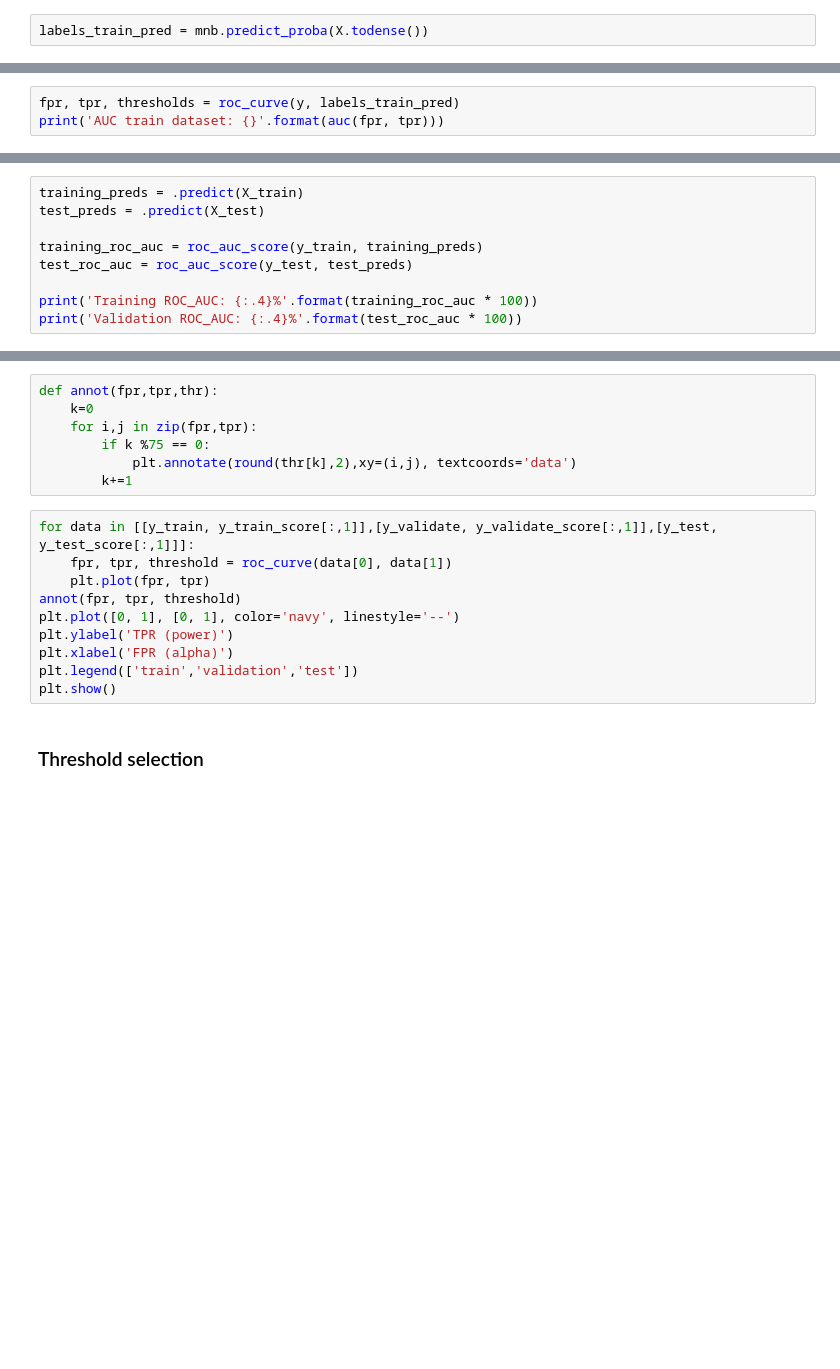
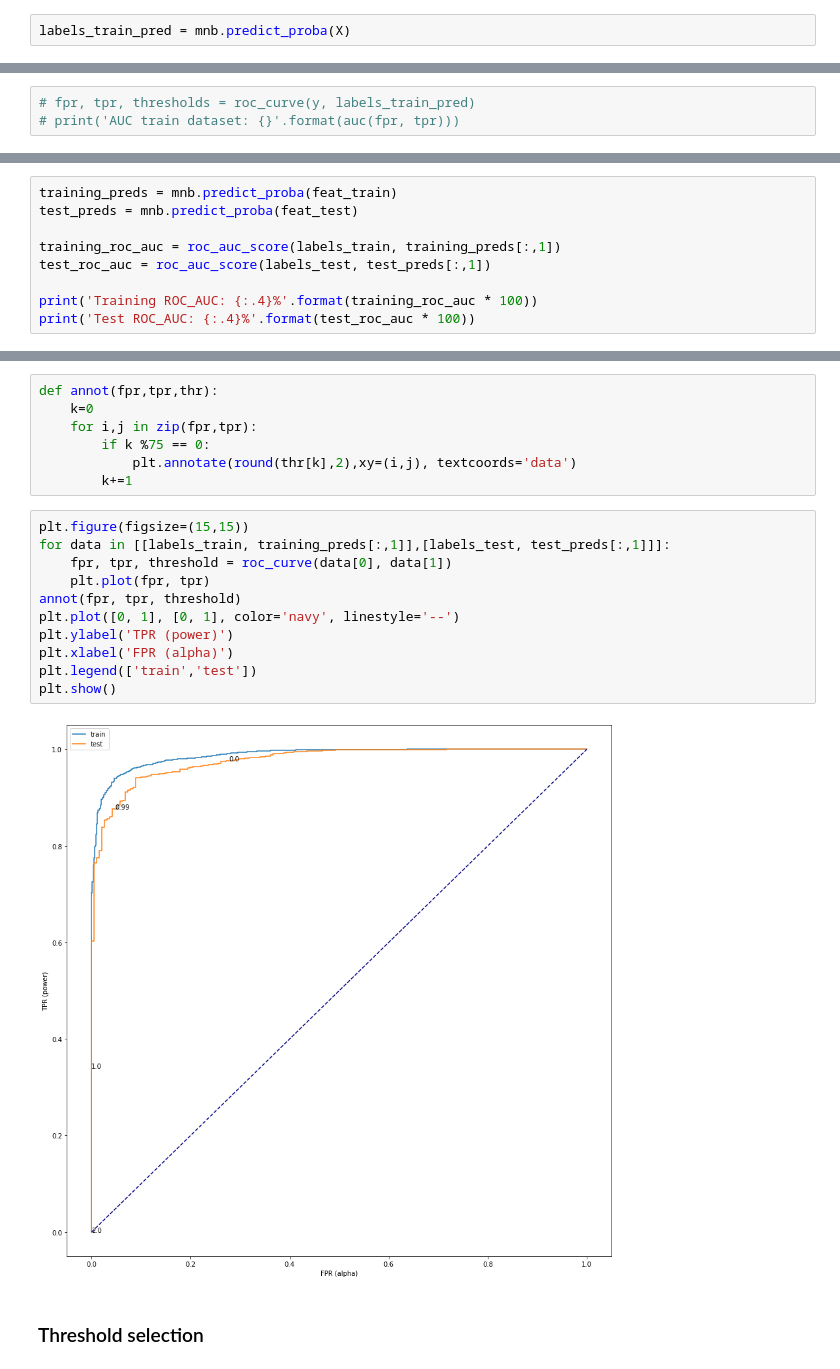
Before and after one commit to aghilissen/FakeJobDetection, a Jupyter notebook: index.ipynb, the cells around one changed output, grey strips where cells are left out. Saved outputs shown, nothing was run; the diff lists cells and outputs as text; blank space fills up the shorter version.

```diff
--- a/index.ipynb
+++ b/index.ipynb
@@ -243,5 +267,5 @@ mnb.fit(X.todense(), y)
 # %%
-labels_train_pred = mnb.predict_proba(X.todense())
+labels_train_pred = mnb.predict_proba(X)
 # %%
 fpr, tpr, thresholds = roc_curve(y, labels_train_pred[:,1])
 print('AUC train dataset: {}'.format(auc(fpr, tpr)))
@@ -258,4 +282,4 @@ labels_train_pred = rfc.predict(X.todense())
 # %%
-fpr, tpr, thresholds = roc_curve(y, labels_train_pred)
-print('AUC train dataset: {}'.format(auc(fpr, tpr)))
+# fpr, tpr, thresholds = roc_curve(y, labels_train_pred)
+# print('AUC train dataset: {}'.format(auc(fpr, tpr)))
 # %% [markdown]
@@ -329,9 +357,9 @@ def buildROC(target_train, train_preds, target_test,test_preds):
 # %%
-training_preds = .predict(X_train)
-test_preds = .predict(X_test)
+training_preds = mnb.predict_proba(feat_train)
+test_preds = mnb.predict_proba(feat_test)
 
-training_roc_auc = roc_auc_score(y_train, training_preds)
-test_roc_auc = roc_auc_score(y_test, test_preds)
+training_roc_auc = roc_auc_score(labels_train, training_preds[:,1])
+test_roc_auc = roc_auc_score(labels_test, test_preds[:,1])
 
 print('Training ROC_AUC: {:.4}%'.format(training_roc_auc * 100))
-print('Validation ROC_AUC: {:.4}%'.format(test_roc_auc * 100))
+print('Test ROC_AUC: {:.4}%'.format(test_roc_auc * 100))
@@ -348,14 +376,17 @@ def annot(fpr,tpr,thr):
             plt.annotate(round(thr[k],2),xy=(i,j), textcoords='data')
         k+=1
 # %%
-for data in [[y_train, y_train_score[:,1]],[y_validate, y_validate_score[:,1]],[y_test, y_test_score[:,1]]]:
+plt.figure(figsize=(15,15))
+for data in [[labels_train, training_preds[:,1]],[labels_test, test_preds[:,1]]]:
     fpr, tpr, threshold = roc_curve(data[0], data[1])
     plt.plot(fpr, tpr)
 annot(fpr, tpr, threshold)
 plt.plot([0, 1], [0, 1], color='navy', linestyle='--')
 plt.ylabel('TPR (power)')
 plt.xlabel('FPR (alpha)')
-plt.legend(['train','validation','test'])
+plt.legend(['train','test'])
 plt.show()
+# %% [output]
+[figure, added]
 # %% [markdown]
 ### Threshold selection
```
Also changed, not shown: parts of 28 cells of this notebook, 1 other file.
